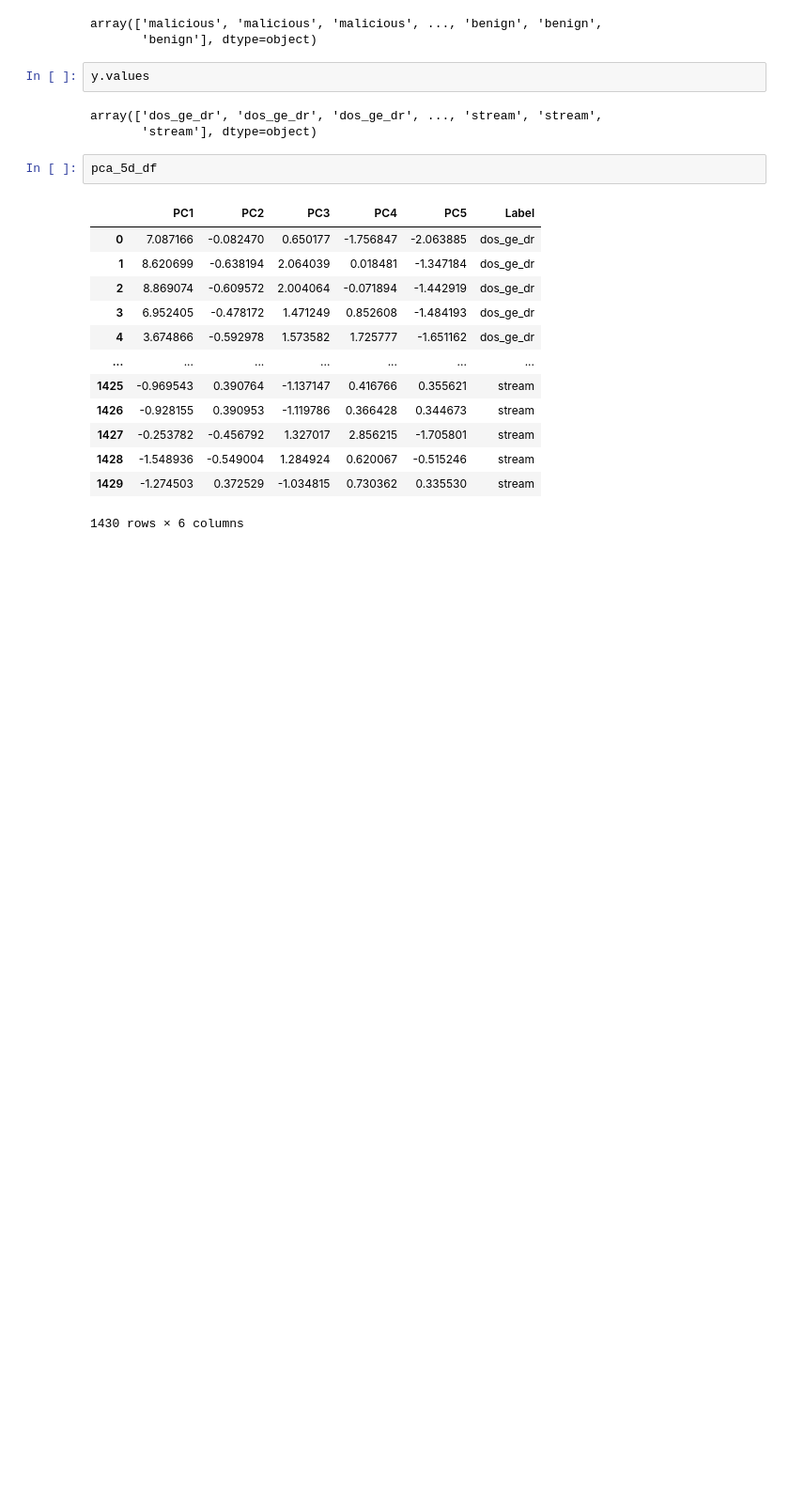
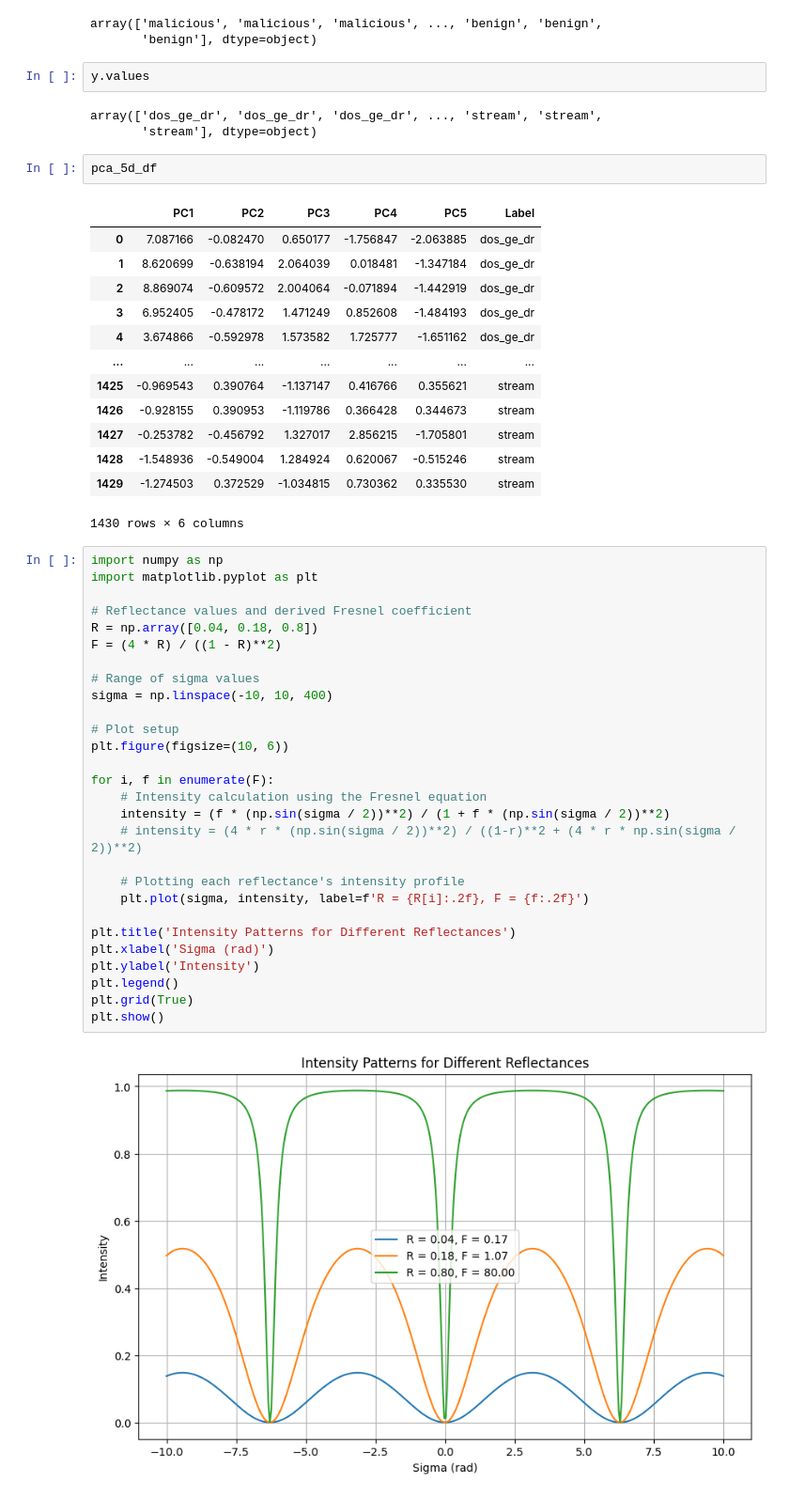
Before and after one commit to VincentSheh/NA_Model_Evaluation, a Jupyter notebook: Clustering-AnomalyDetection.ipynb, the cells around one changed output. Shown at 94% size. Saved outputs shown, nothing was run; the diff lists cells and outputs as text; blank space fills up the shorter version.

```diff
--- a/Clustering-AnomalyDetection.ipynb
+++ b/Clustering-AnomalyDetection.ipynb
@@ -687,3 +687,33 @@ pca_5d_df
 | 1428 | -1.548936 | -0.549004 | 1.284924 | 0.620067 | -0.515246 | stream |
 | 1429 | -1.274503 | 0.372529 | -1.034815 | 0.730362 | 0.335530 | stream |
 1430 rows × 6 columns
+# %%
+import numpy as np
+import matplotlib.pyplot as plt
+
+# Reflectance values and derived Fresnel coefficient
+R = np.array([0.04, 0.18, 0.8])
+F = (4 * R) / ((1 - R)**2)
+
+# Range of sigma values
+sigma = np.linspace(-10, 10, 400)
+
+# Plot setup
+plt.figure(figsize=(10, 6))
+
+for i, f in enumerate(F):
+    # Intensity calculation using the Fresnel equation
+    intensity = (f * (np.sin(sigma / 2))**2) / (1 + f * (np.sin(sigma / 2))**2)
+    # intensity = (4 * r * (np.sin(sigma / 2))**2) / ((1-r)**2 + (4 * r * np.sin(sigma / 2))**2)
+
+    # Plotting each reflectance's intensity profile
+    plt.plot(sigma, intensity, label=f'R = {R[i]:.2f}, F = {f:.2f}')
+
+plt.title('Intensity Patterns for Different Reflectances')
+plt.xlabel('Sigma (rad)')
+plt.ylabel('Intensity')
+plt.legend()
+plt.grid(True)
+plt.show()
+# %% [output]
+[figure, added]
```
Also changed, not shown: parts of 3 cells of this notebook.
